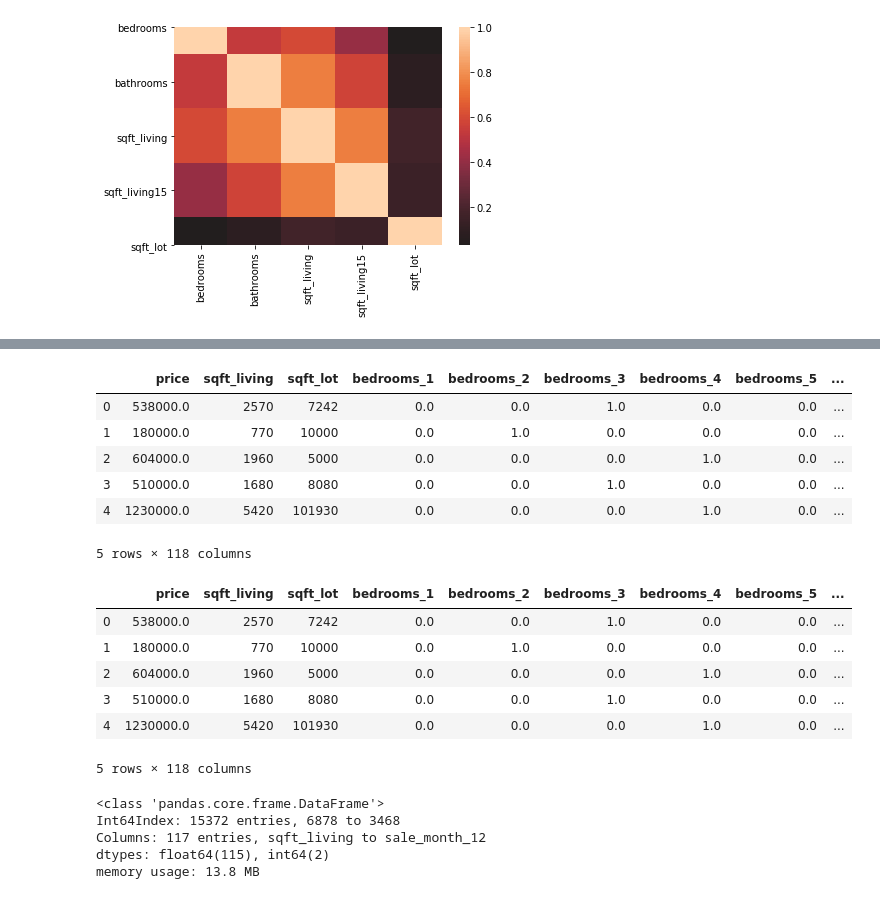
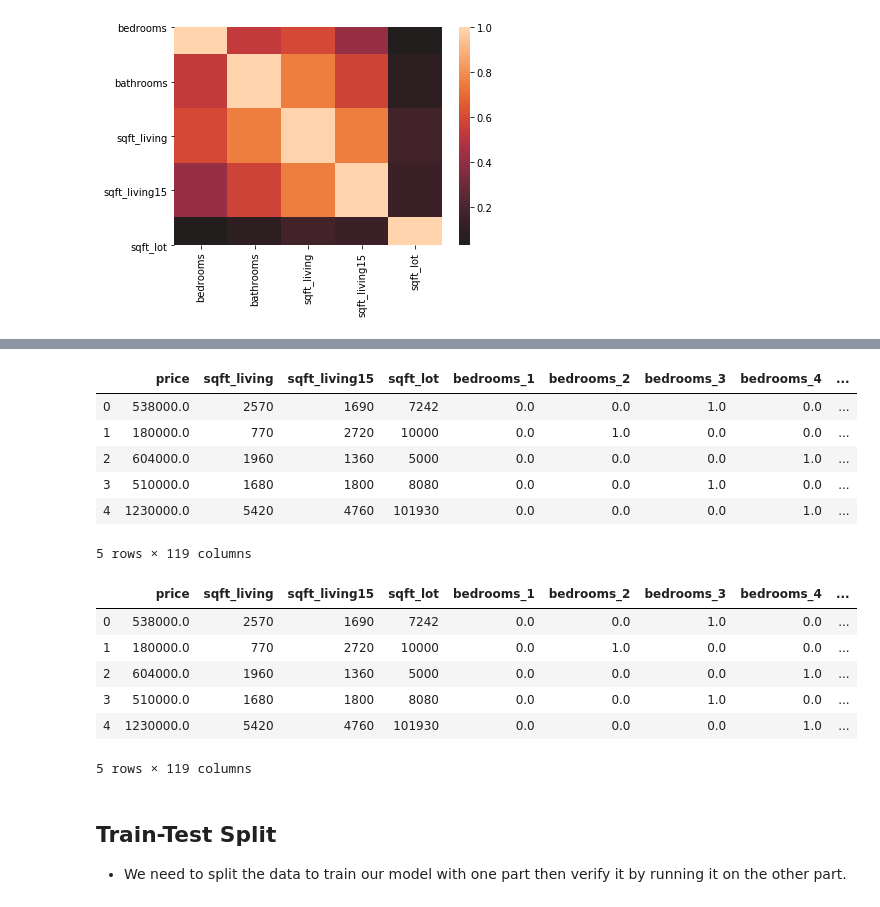
Before and after one commit to Eduardoosorio23/Mod_2_Project, a Jupyter notebook: Basemodel.ipynb, the cells around one changed output, grey strips where cells are left out. Cells and saved outputs as stored; diff of their text form; code cells hidden in the pictures.

```diff
--- a/Basemodel.ipynb
+++ b/Basemodel.ipynb
@@ -56,3 +63,3 @@ sns.heatmap(data_corr.corr(), center=0);
 # %%
-kcc.drop(['bathrooms', 'sqft_living15'], axis=1, inplace=True)
-kcc.head()
+kcc.drop(['bathrooms'], axis=1, inplace=True)
+kcc.head()# dropped bathrooms
@@ -69,41 +69,26 @@ categoricals = ['bedrooms', 'floors', 'condition', 'waterfront', 'grade', 'zipco
 # %%
 kcc_ohe = pd.get_dummies(kcc[categoricals], columns=['bedrooms', 'floors','condition', 'waterfront', 'grade', 'zipcode', 'sale_month'])
 kcc_ohe = kcc_ohe.astype('float')
-# %%
-# # Log transform and normalize
-kcc_cont = kcc[continuous]
-
-# # log features
-# log_names = [f'{column}_log' for column in kcc_cont.columns]
-
-# kcc_log = np.log(kcc_cont)
-# kcc_log.columns = log_names
-
-# # normalize (subract mean and divide by std)
-# def normalize(feature):
-#     return (feature - feature.mean()) / feature.std()
-
-# kcc_log_norm = kcc_log.apply(normalize)
 # %%
-preprocessed_log = pd.concat([kcc_cont, kcc_ohe], axis=1)
-preprocessed_log.head()
+preprocessed = pd.concat([kcc_cont, kcc_ohe], axis=1)
+preprocessed.head()
 # %% [output]
-|  | price | sqft_living | sqft_lot | bedrooms_1 | bedrooms_2 | bedrooms_3 | bedrooms_4 | bedrooms_5 | ... |
-| 0 | 538000.0 | 2570 | 7242 | 0.0 | 0.0 | 1.0 | 0.0 | 0.0 | ... |
-| 1 | 180000.0 | 770 | 10000 | 0.0 | 1.0 | 0.0 | 0.0 | 0.0 | ... |
-| 2 | 604000.0 | 1960 | 5000 | 0.0 | 0.0 | 0.0 | 1.0 | 0.0 | ... |
-| 3 | 510000.0 | 1680 | 8080 | 0.0 | 0.0 | 1.0 | 0.0 | 0.0 | ... |
-| 4 | 1230000.0 | 5420 | 101930 | 0.0 | 0.0 | 0.0 | 1.0 | 0.0 | ... |
+|  | price | sqft_living | sqft_living15 | sqft_lot | bedrooms_1 | bedrooms_2 | bedrooms_3 | bedrooms_4 | ... |
+| 0 | 538000.0 | 2570 | 1690 | 7242 | 0.0 | 0.0 | 1.0 | 0.0 | ... |
+| 1 | 180000.0 | 770 | 2720 | 10000 | 0.0 | 1.0 | 0.0 | 0.0 | ... |
+| 2 | 604000.0 | 1960 | 1360 | 5000 | 0.0 | 0.0 | 0.0 | 1.0 | ... |
+| 3 | 510000.0 | 1680 | 1800 | 8080 | 0.0 | 0.0 | 1.0 | 0.0 | ... |
+| 4 | 1230000.0 | 5420 | 4760 | 101930 | 0.0 | 0.0 | 0.0 | 1.0 | ... |
-5 rows × 118 columns
+5 rows × 119 columns
 # %%
-preprocessed_log.columns = [col.replace('.', '_') for col in preprocessed_log.columns]
-preprocessed_log.head()
+preprocessed.columns = [col.replace('.', '_') for col in preprocessed_log.columns]
+preprocessed.head()
 # %% [output]
-|  | price | sqft_living | sqft_lot | bedrooms_1 | bedrooms_2 | bedrooms_3 | bedrooms_4 | bedrooms_5 | ... |
-| 0 | 538000.0 | 2570 | 7242 | 0.0 | 0.0 | 1.0 | 0.0 | 0.0 | ... |
-| 1 | 180000.0 | 770 | 10000 | 0.0 | 1.0 | 0.0 | 0.0 | 0.0 | ... |
-| 2 | 604000.0 | 1960 | 5000 | 0.0 | 0.0 | 0.0 | 1.0 | 0.0 | ... |
-| 3 | 510000.0 | 1680 | 8080 | 0.0 | 0.0 | 1.0 | 0.0 | 0.0 | ... |
-| 4 | 1230000.0 | 5420 | 101930 | 0.0 | 0.0 | 0.0 | 1.0 | 0.0 | ... |
+|  | price | sqft_living | sqft_living15 | sqft_lot | bedrooms_1 | bedrooms_2 | bedrooms_3 | bedrooms_4 | ... |
+| 0 | 538000.0 | 2570 | 1690 | 7242 | 0.0 | 0.0 | 1.0 | 0.0 | ... |
+| 1 | 180000.0 | 770 | 2720 | 10000 | 0.0 | 1.0 | 0.0 | 0.0 | ... |
+| 2 | 604000.0 | 1960 | 1360 | 5000 | 0.0 | 0.0 | 0.0 | 1.0 | ... |
+| 3 | 510000.0 | 1680 | 1800 | 8080 | 0.0 | 0.0 | 1.0 | 0.0 | ... |
+| 4 | 1230000.0 | 5420 | 4760 | 101930 | 0.0 | 0.0 | 0.0 | 1.0 | ... |
-5 rows × 118 columns
+5 rows × 119 columns
 # %%
@@ -112,3 +97,6 @@ y = preprocessed_log['price']
+# %% [markdown]
+## Train-Test Split
+- We need to split the data to train our model with one part then verify it by running it on the other part.
 # %%
 from sklearn.model_selection import train_test_split
 # %%
@@ -116,14 +104,6 @@ X_train, X_test, y_train, y_test = train_test_split(X, y, test_size=0.20)
 # Using a test size of 20%
 # %%
 df = pd.concat([y_train, X_train], axis=1)
-# %%
-X_train.info()
-# %% [output]
-<class 'pandas.core.frame.DataFrame'>
-Int64Index: 15372 entries, 6878 to 3468
-Columns: 117 entries, sqft_living to sale_month_12
-dtypes: float64(115), int64(2)
-memory usage: 13.8 MB
 # %%
 outcome = y_train
 x_cols = X_train
```
Also changed, not shown: parts of 17 cells of this notebook, 7 other files.
